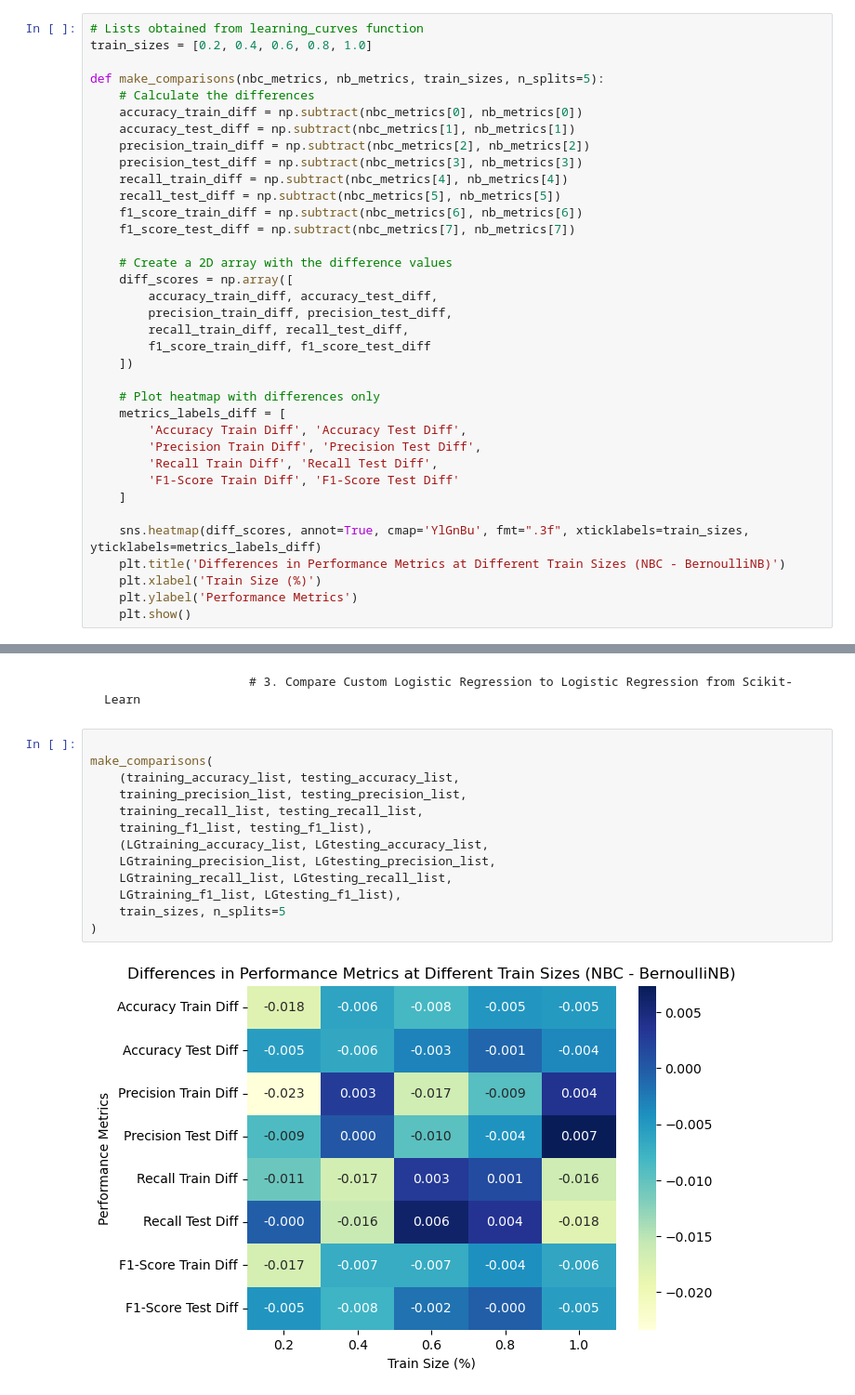
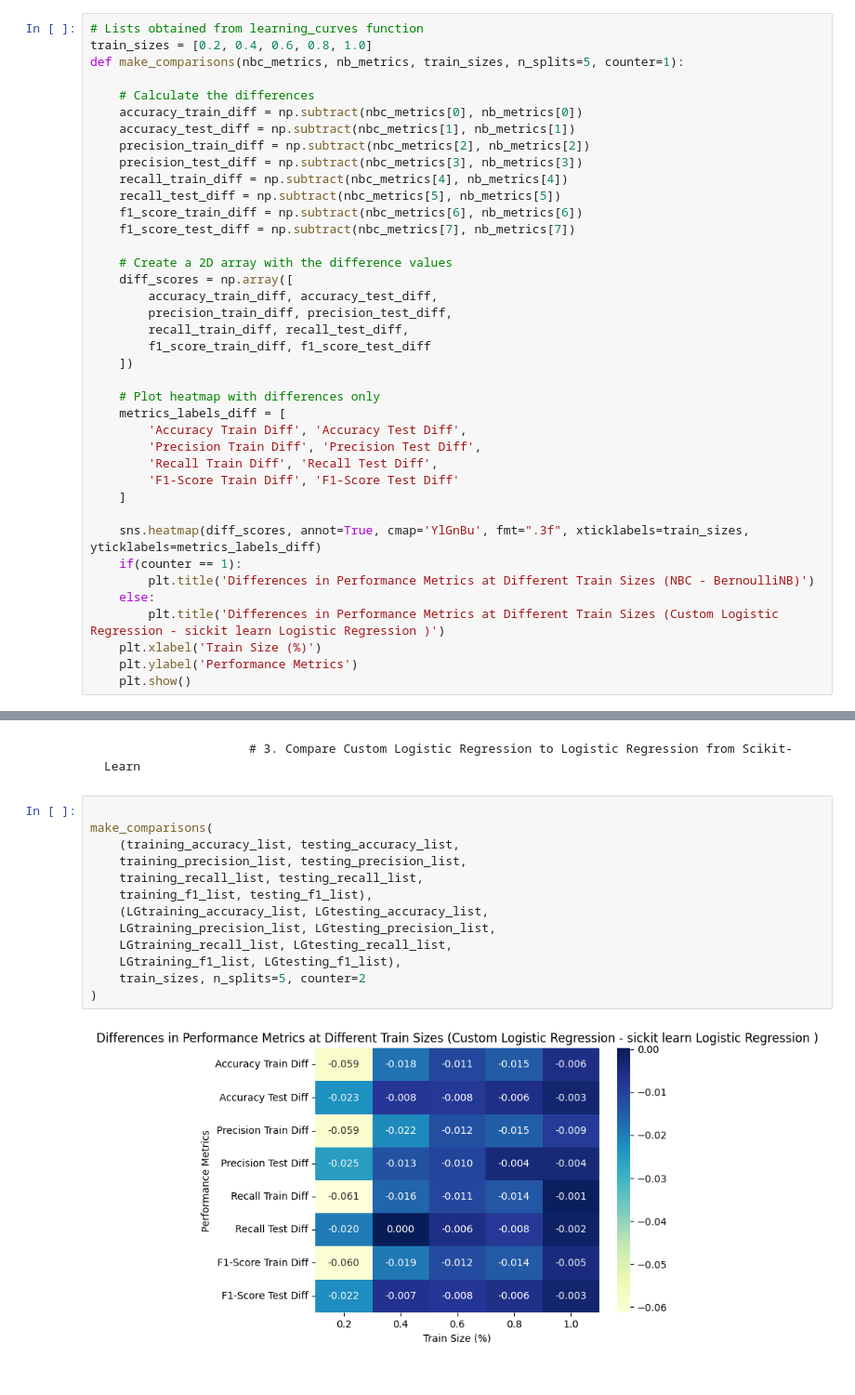
Before and after one commit to GwgwP/AI-Projects, a Jupyter notebook: secondProject/second_project.ipynb, the cells around one changed output, grey strips where cells are left out. Shown at 93% size. Drawn from its saved outputs; the diff is of its cells as text.

```diff
--- a/secondProject/second_project.ipynb
+++ b/secondProject/second_project.ipynb
@@ -432,8 +467,8 @@ def learning_curves(predictor, x_train, y_train, x_test, y_test, n_splits):
 # %%
 # Lists obtained from learning_curves function
 train_sizes = [0.2, 0.4, 0.6, 0.8, 1.0]
+def make_comparisons(nbc_metrics, nb_metrics, train_sizes, n_splits=5, counter=1):
 
-def make_comparisons(nbc_metrics, nb_metrics, train_sizes, n_splits=5):
     # Calculate the differences
     accuracy_train_diff = np.subtract(nbc_metrics[0], nb_metrics[0])
     accuracy_test_diff = np.subtract(nbc_metrics[1], nb_metrics[1])
@@ -461,7 +496,10 @@ def make_comparisons(nbc_metrics, nb_metrics, train_sizes, n_splits=5):
     ]
 
     sns.heatmap(diff_scores, annot=True, cmap='YlGnBu', fmt=".3f", xticklabels=train_sizes, yticklabels=metrics_labels_diff)
-    plt.title('Differences in Performance Metrics at Different Train Sizes (NBC - BernoulliNB)')
+    if(counter == 1):
+        plt.title('Differences in Performance Metrics at Different Train Sizes (NBC - BernoulliNB)')
+    else:
+        plt.title('Differences in Performance Metrics at Different Train Sizes (Custom Logistic Regression - sickit learn Logistic Regression )')
     plt.xlabel('Train Size (%)')
     plt.ylabel('Performance Metrics')
     plt.show()
@@ -696,17 +729,17 @@ lr = LogisticRegression()
 # %%
 
 make_comparisons(
     (training_accuracy_list, testing_accuracy_list,
     training_precision_list, testing_precision_list,
     training_recall_list, testing_recall_list,
     training_f1_list, testing_f1_list),
     (LGtraining_accuracy_list, LGtesting_accuracy_list,
     LGtraining_precision_list, LGtesting_precision_list,
     LGtraining_recall_list, LGtesting_recall_list,
     LGtraining_f1_list, LGtesting_f1_list),
-    train_sizes, n_splits=5
+    train_sizes, n_splits=5, counter=2
 )
 # %% [output]
-[figure, old version]
+[figure, new version]
 # %% [markdown]
 EKREMMOTHTES:
```
Also changed, not shown: parts of 22 cells of this notebook.
